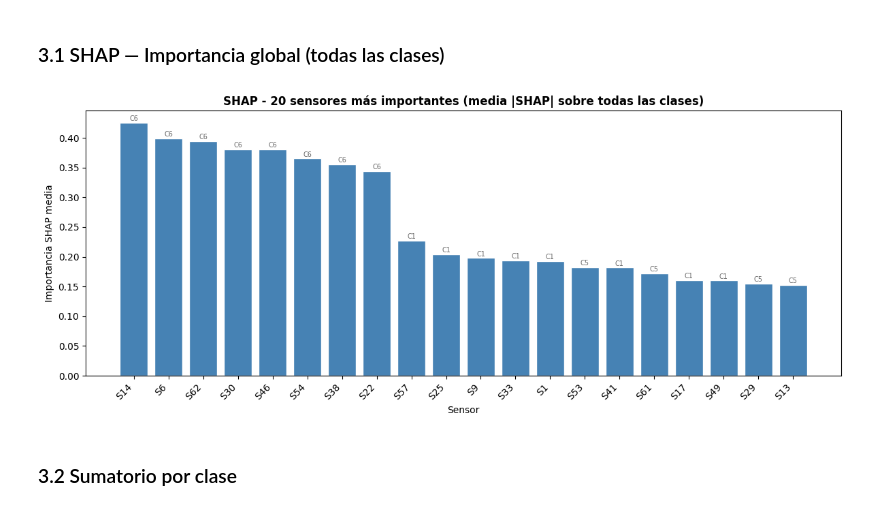
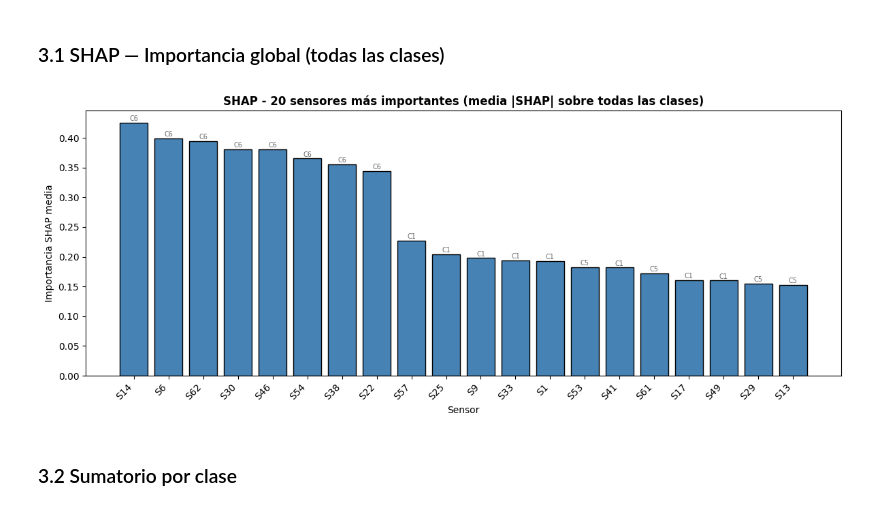
Before and after one commit to jfpm10-ua/Proyecto-AA-EMG_sensors, a Jupyter notebook: xai.ipynb, the cells around one changed output. Drawn from its saved outputs; the diff is of its cells as text; code cells hidden in the pictures.

```diff
--- a/xai.ipynb
+++ b/xai.ipynb
@@ -124,31 +124,31 @@ print([sv.shape for sv in shap_values])
 # %%
 importancia_global = np.mean([np.abs(shap_values[c]).mean(axis=0) for c in range(4)], axis=0)
 top_idx = np.argsort(importancia_global)[::-1][:20]
 
 fig, ax = plt.subplots(figsize=(12, 5))
 bars = ax.bar(
     range(20),
     importancia_global[top_idx],
-    color='steelblue', edgecolor='white'
+    color='steelblue', edgecolor='black'
 )
 ax.set_xticks(range(20))
 ax.set_xticklabels([f'S{i}' for i in top_idx], rotation=45, ha='right')
 ax.set_title('SHAP - 20 sensores más importantes (media |SHAP| sobre todas las clases)',
              fontsize=12, fontweight='bold')
 ax.set_ylabel('Importancia SHAP media')
 ax.set_xlabel('Sensor')
 
 
 for bar, idx in zip(bars, top_idx):
     canal = idx % 8
     ax.text(bar.get_x() + bar.get_width()/2, bar.get_height() + 0.001,
             f'C{canal}', ha='center', va='bottom', fontsize=7, color='dimgray')
 
 plt.tight_layout()
 plt.savefig('plots/xai_01_shap_importancia_global.png', dpi=150, bbox_inches='tight')
 plt.show()
 # %% [output]
-[figure, old version]
+[figure, new version]
 # %% [markdown]
 ### 3.2 Sumatorio por clase
 # %%
```
Also changed, not shown: parts of 1 cell of this notebook, 2 other files.
